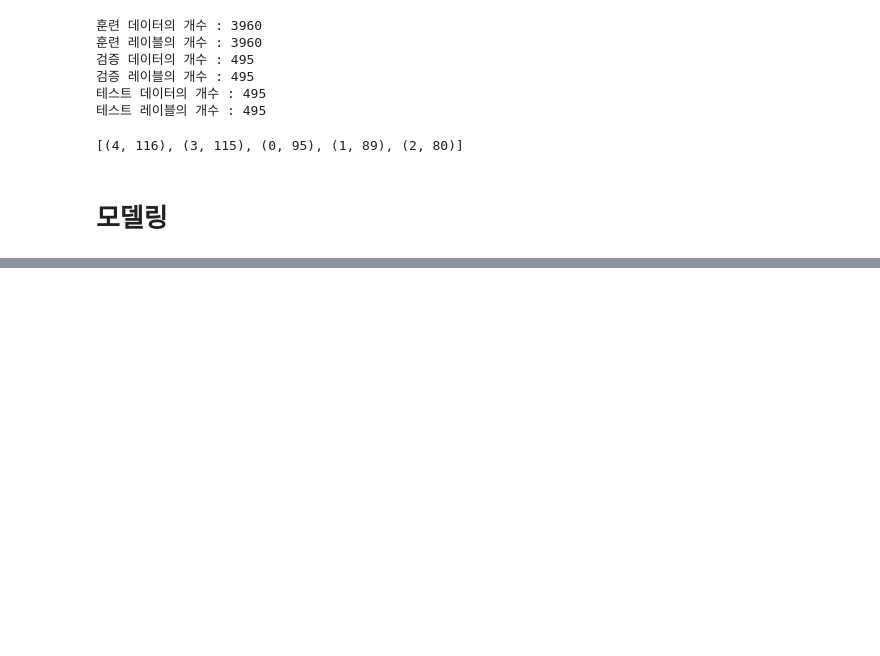
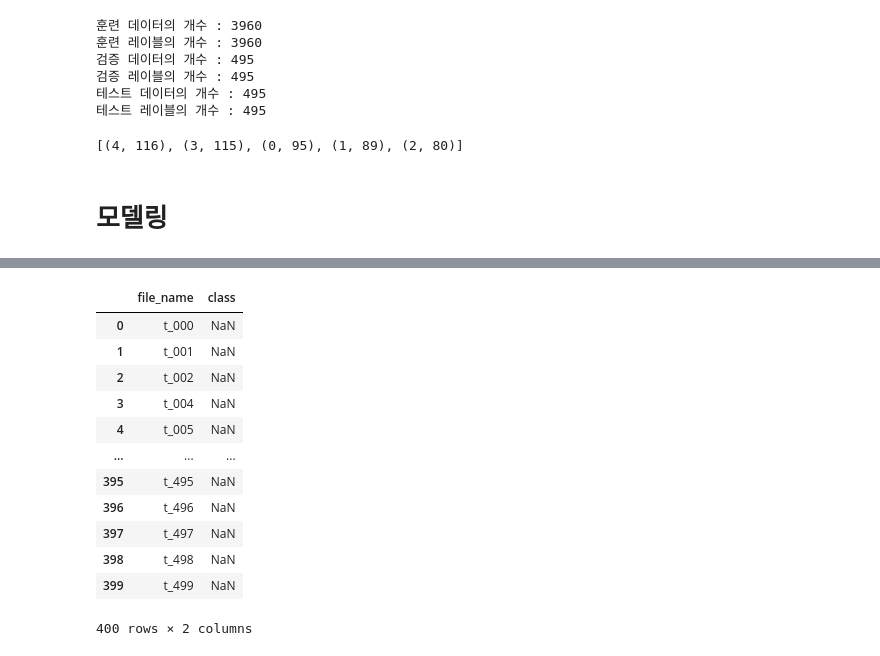
Before and after one commit to hojae-m-choi/dlthon-minions, a Jupyter notebook: dlthon-kevin/custom_models.ipynb, the cells around one changed output, grey strips where cells are left out. Drawn from its saved outputs; the diff is of its cells as text; code cells hidden in the pictures; blank space fills up the shorter version.

```diff
--- a/dlthon-kevin/custom_models.ipynb
+++ b/dlthon-kevin/custom_models.ipynb
@@ -590,0 +616,16 @@ INFO:tensorflow:Assets written to: /aiffel/aiffel/dlthon-minions/dlthon-kevin/wa
+# %%
+submission = pd.read_csv('submission.csv')
+# %% [output]
+|  | file_name | class |
+| 0 | t_000 | NaN |
+| 1 | t_001 | NaN |
+| 2 | t_002 | NaN |
+| 3 | t_004 | NaN |
+| 4 | t_005 | NaN |
+| ... | ... | ... |
+| 395 | t_495 | NaN |
+| 396 | t_496 | NaN |
+| 397 | t_497 | NaN |
+| 398 | t_498 | NaN |
+| 399 | t_499 | NaN |
+400 rows × 2 columns
```
Also changed, not shown: parts of 25 cells of this notebook, 10 other files.
